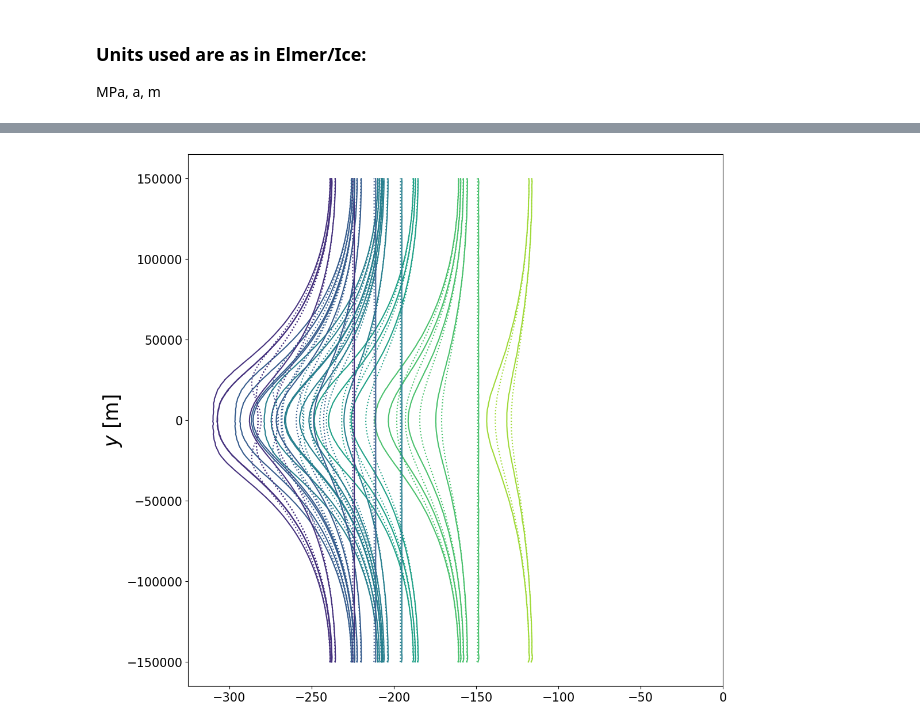
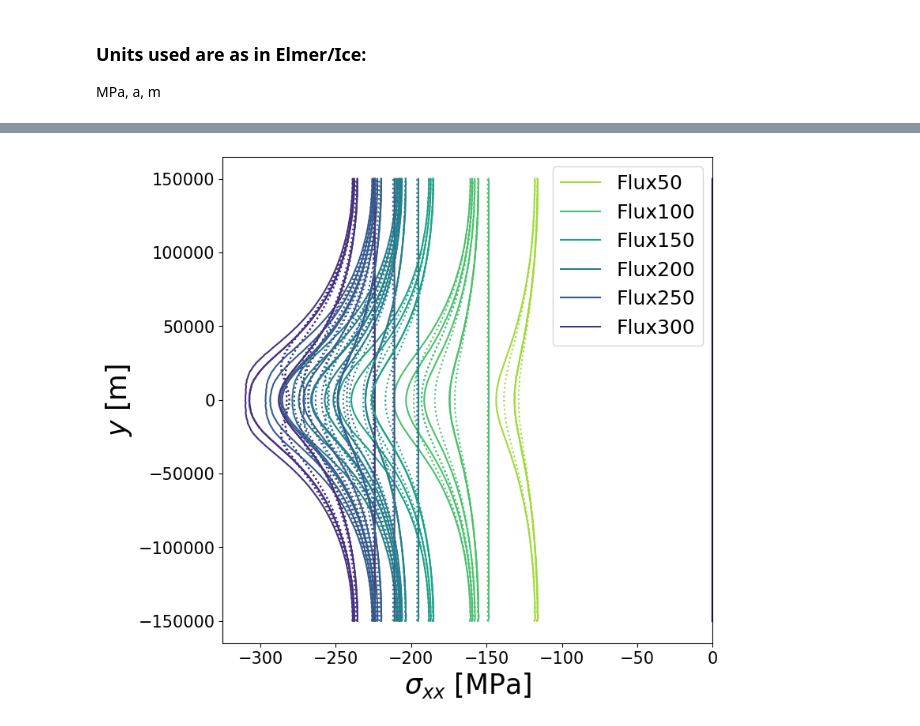
Before and after one commit to henryclara/ButtressingProject, a Jupyter notebook: Code/StressCalculationsWiderDomain.ipynb, the cells around one changed output, grey strips where cells are left out. Saved outputs shown, nothing was run; the diff lists cells and outputs as text; code cells hidden in the pictures.

```diff
--- a/Code/StressCalculationsWiderDomain.ipynb
+++ b/Code/StressCalculationsWiderDomain.ipynb
@@ -45,8 +43,19 @@ sims = ['Flux50Sigma1000',  'Flux50Sigma2000', \
         'Flux250Sigma1000', 'Flux250Sigma2000', 'Flux250Sigma3000', 'Flux250Sigma4000', 'Flux250Sigma5000', \
         'Flux300Sigma2000', 'Flux300Sigma4000', 'Flux300Sigma5000',\
         'Flux100NoPinningPoint', 'Flux200NoPinningPoint', 'Flux250NoPinningPoint', 'Flux300NoPinningPoint', \
-        'Flux200Sigma2000_cyl', 'Flux200Sigma3000_cyl', 'Flux250Sigma3000_cyl', 'Flux300Sigma4000_cyl']
+        'Flux100Sigma3000_cyl',
+        'Flux200Sigma2000_cyl', 'Flux200Sigma3000_cyl', 'Flux200Sigma4000_cyl', 'Flux200Sigma5000_cyl',\
+        'Flux250Sigma1000_cyl', 'Flux250Sigma2000_cyl','Flux250Sigma3000_cyl','Flux250Sigma4000_cyl','Flux250Sigma5000_cyl',\
+        'Flux300Sigma2000_cyl', 'Flux300Sigma4000_cyl', 'Flux300Sigma5000_cyl']
 
+cyl_sims = ['Flux100Sigma3000_cyl',
+            'Flux200Sigma2000_cyl', 'Flux200Sigma3000_cyl', 'Flux200Sigma4000_cyl', 'Flux200Sigma5000_cyl',\
+            'Flux250Sigma1000_cyl', 'Flux250Sigma2000_cyl','Flux250Sigma3000_cyl','Flux250Sigma4000_cyl','Flux250Sigma5000_cyl',\
+            'Flux300Sigma2000_cyl', 'Flux300Sigma4000_cyl', 'Flux300Sigma5000_cyl', \
+            'Flux100Sigma3000',
+            'Flux200Sigma2000', 'Flux200Sigma3000', 'Flux200Sigma4000', 'Flux200Sigma5000',\
+            'Flux250Sigma1000', 'Flux250Sigma2000','Flux250Sigma3000','Flux250Sigma4000','Flux250Sigma5000',\
+            'Flux300Sigma2000', 'Flux300Sigma4000', 'Flux300Sigma5000']
 
 #for i in fluxes:
 #    for j in sigmas:
@@ -224,21 +240,35 @@ for sim in sims:
 # %%
 # Plot the stress in the x-direction
 
-fig, ax = plt.subplots(1, 1, figsize=(12, 12))
+fig, ax = plt.subplots(1, 1, figsize=(8, 8))
 
 for sim in sims:
+    if sim[-3:] == 'cyl':
+        pass
     if sim[4:6] == '50':
-        ax.plot(list(stress1[sim].values()), list(stress1[sim].keys()), label=sim, color=colors[0])
-        ax.plot(list(hydp[sim].values()), list(hydp[sim].keys()), label=sim, linestyle='dotted', color=colors[0])
+        ax.plot(list(stress1[sim].values()), list(stress1[sim].keys()), color=colors[0])
+        ax.plot(list(hydp[sim].values()), list(hydp[sim].keys()), linestyle='dotted', color=colors[0])
     else:
-        ax.plot(list(stress1[sim].values()), list(stress1[sim].keys()), label=sim, color=colors[int(int(sim[4:6])/5)-1])
-        ax.plot(list(hydp[sim].values()), list(hydp[sim].keys()), label=sim, linestyle='dotted', color=colors[int(int(sim[4:6])/5)-1])
+        ax.plot(list(stress1[sim].values()), list(stress1[sim].keys()), color=colors[int(int(sim[4:6])/5)-1])
+        ax.plot(list(hydp[sim].values()), list(hydp[sim].keys()), linestyle='dotted', color=colors[int(int(sim[4:6])/5)-1])
+sim = 'Flux50Sigma1000'
+ax.plot(list(stress1[sim].values()), list(stress1[sim].keys()), label=sim[:6], color=colors[0])
+sim = 'Flux100Sigma1000'
+ax.plot(list(stress1[sim].values()), list(stress1[sim].keys()), label=sim[:7], color=colors[int(int(sim[4:6])/5)-1])
+sim = 'Flux150Sigma2000'
+ax.plot(list(stress1[sim].values()), list(stress1[sim].keys()), label=sim[:7], color=colors[int(int(sim[4:6])/5)-1])
+sim = 'Flux200Sigma1000'
+ax.plot(list(stress1[sim].values()), list(stress1[sim].keys()), label=sim[:7], color=colors[int(int(sim[4:6])/5)-1])
+sim = 'Flux250Sigma1000'
+ax.plot(list(stress1[sim].values()), list(stress1[sim].keys()), label=sim[:7], color=colors[int(int(sim[4:6])/5)-1])
+sim = 'Flux300Sigma2000'
+ax.plot(list(stress1[sim].values()), list(stress1[sim].keys()), label=sim[:7], color=colors[int(int(sim[4:6])/5)-1])
+
 ax.set_xlim([-325, 0])
+ax.set_xlabel(r'$\sigma_{xx}$ [MPa]', size=25)
 ax.set_ylabel(r'$y$ [m]', size=25)
 ax.tick_params(axis='both', which='major', labelsize=15)
-#ax.legend(fontsize='12')
-#ax.title.set_text(r'$v_{x,0} = $' + str(fluxes[i]) + ' [m a$^{-1}$]')
-#ax.set_xlabel(r'$\tau_{xx}$ [MPa]', size=25)
-#fig.savefig('../Figures/stress1_sigma.jpg', format='jpg', dpi=500, bbox_inches = "tight")
+ax.legend(fontsize='18')
+fig.savefig('../Figures/stress1_wide_domain.jpg', format='jpg', dpi=500, bbox_inches = "tight")
 # %% [output]
-[figure, old version]
+[figure, new version]
```
Also changed, not shown: parts of 14 cells of this notebook, 1 other file.
